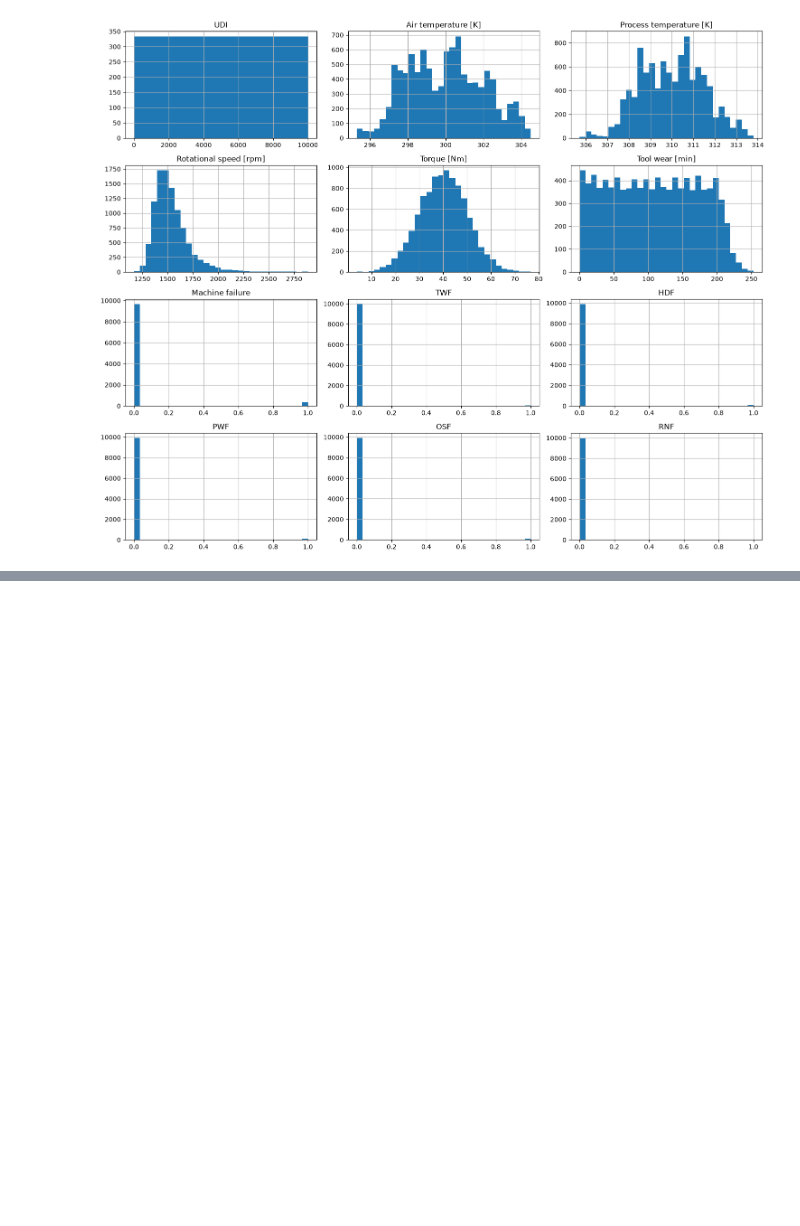
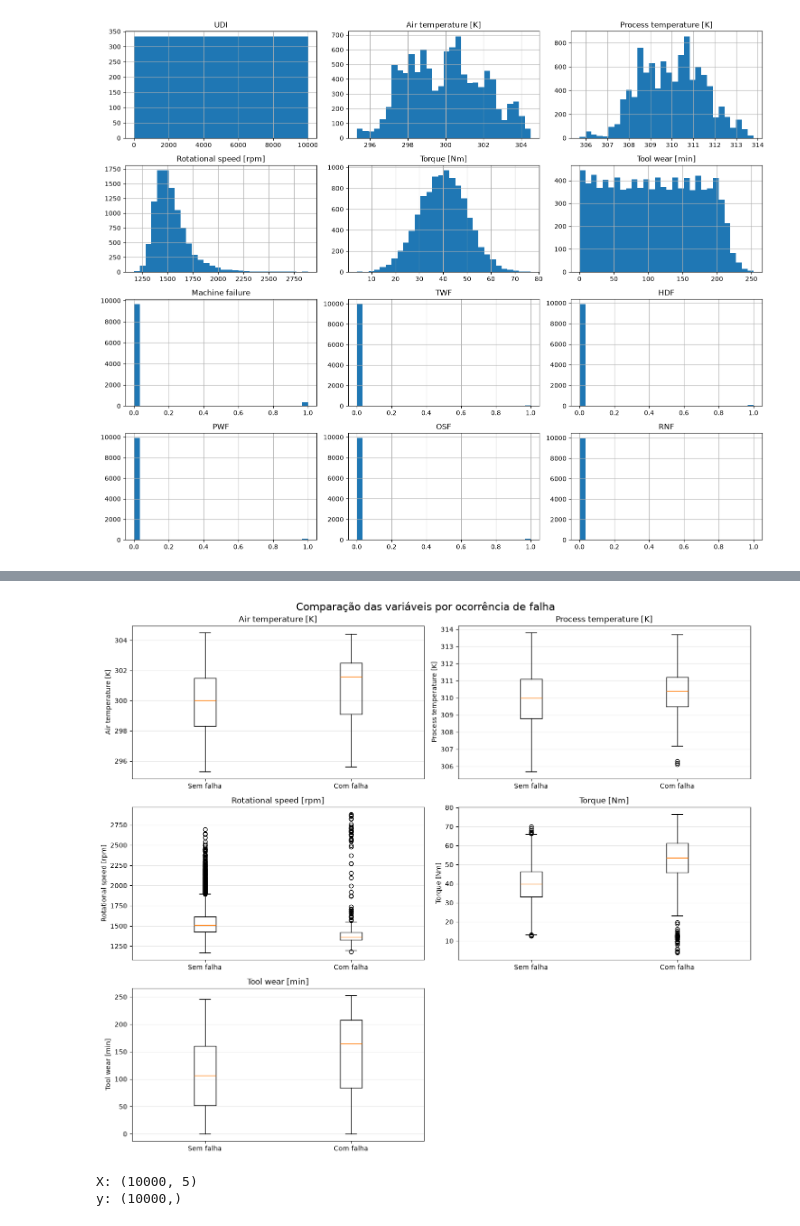
Before and after one commit to joaovitorsoska/Sistema-industrial-deteccao-anomalias, a Jupyter notebook: notebooks/EDA.ipynb, the cells around one changed output, grey strips where cells are left out. Drawn from its saved outputs; the diff is of its cells as text; code cells hidden in the pictures; blank space fills up the shorter version.

```diff
--- a/notebooks/EDA.ipynb
+++ b/notebooks/EDA.ipynb
@@ -128,0 +180,51 @@ plt.show()
+# %%
+features = [
+    "Air temperature [K]",
+    "Process temperature [K]",
+    "Rotational speed [rpm]",
+    "Torque [Nm]",
+    "Tool wear [min]"
+]
+
+fig, axes = plt.subplots(3, 2, figsize=(14, 12))
+
+for i, feature in enumerate(features):
+    ax = axes[i // 2, i % 2]
+
+    sem_falha = df.loc[df["Machine failure"] == 0, feature]
+    com_falha = df.loc[df["Machine failure"] == 1, feature]
+
+    ax.boxplot(
+        [sem_falha, com_falha],
+        tick_labels=["Sem falha", "Com falha"]
+    )
+
+    ax.set_title(feature)
+    ax.set_ylabel(feature)
+    ax.grid(axis="y", alpha=0.3)
+
+# Remove o espaço vazio do sexto gráfico
+axes[2, 1].remove()
+
+plt.suptitle("Comparação das variáveis por ocorrência de falha", fontsize=16)
+plt.tight_layout()
+plt.show()
+# %% [output]
+[figure, added]
+# %%
+features = [
+    'Air temperature [K]',
+    'Process temperature [K]',
+    'Rotational speed [rpm]',
+    'Torque [Nm]',
+    'Tool wear [min]'
+]
+
+X = df[features]
+y = df['Machine failure']
+
+print("X:", X.shape)
+print("y:", y.shape)
+# %% [output]
+X: (10000, 5)
+y: (10000,)
```
Also changed, not shown: parts of 9 cells of this notebook.
